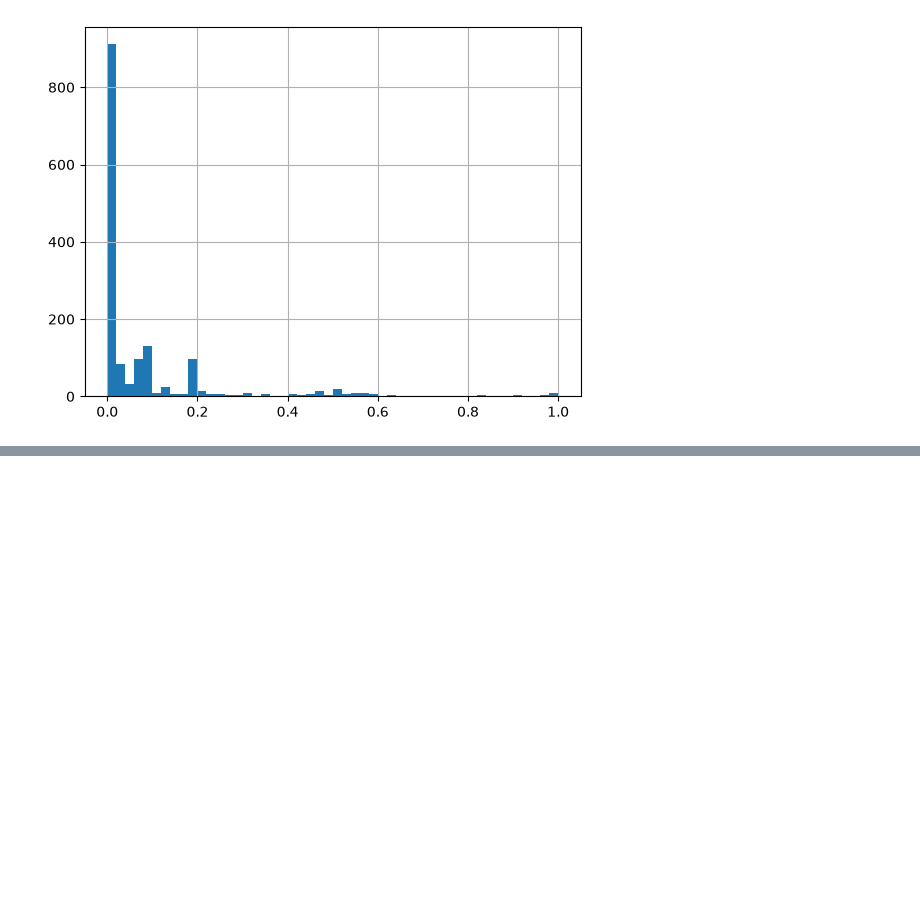
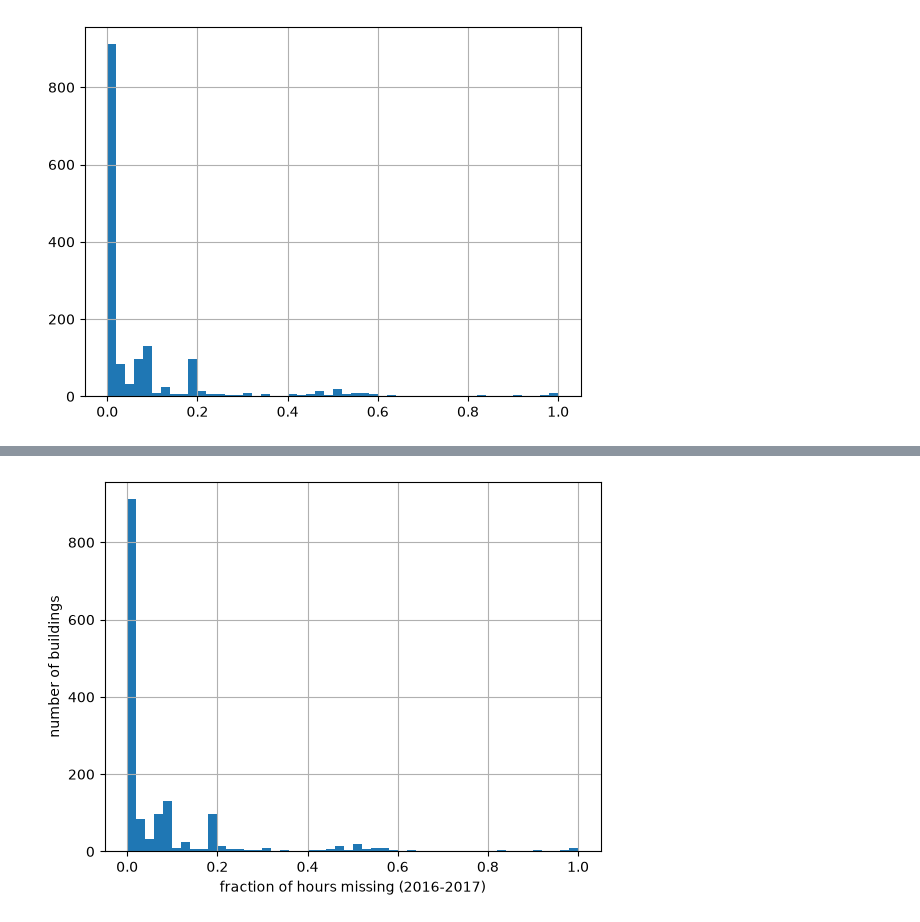
Before and after one commit to sevilkhojasteh/building-energy-trust, a Jupyter notebook: notebooks/01_explore.ipynb, the cells around one changed output, grey strips where cells are left out. Cells and saved outputs as stored; diff of their text form; code cells hidden in the pictures; blank space fills up the shorter version.

Commit message:
Explore BDG2 missing data and fix building filter

```diff
--- a/notebooks/01_explore.ipynb
+++ b/notebooks/01_explore.ipynb
@@ -268,5 +274,6 @@ missing.hist(bins=50)
 <Axes: >
 [figure]
 # %%
-df_elec["<one Panther building>"].first_valid_index()
+panther_cols = [c for c in df_elec.columns if c.startswith("Panther_")]
+len(panther_cols), panther_cols[:5]
 # %% [output]
@@ -273,0 +290,3 @@ KeyError: '<one Panther building>'
+# %%
+starts = df_elec[panther_cols].apply(lambda col: col.first_valid_index())
+starts.value_counts()
@@ -273,0 +311,18 @@ KeyError: '<one Panther building>'
+# %%
+import matplotlib.pyplot as plt
+
+# 1. When does each site's data start and end?
+for site in ["Panther", "Swan", "Shrew"]:
+    cols = [c for c in df_elec.columns if c.startswith(site + "_")]
+    starts = df_elec[cols].apply(lambda col: col.first_valid_index())
+    ends = df_elec[cols].apply(lambda col: col.last_valid_index())
+    print(site, len(cols), "buildings")
+    print("start:\n", starts.value_counts().head())
+    print("end:\n", ends.value_counts().head(), "\n")
+
+# 2. Shape of missing data over all buildings
+missing.hist(bins=50)
+plt.xlabel("fraction of hours missing (2016-2017)")
+plt.ylabel("number of buildings")
+plt.show()
+# %% [output]
@@ -273,0 +346 @@ KeyError: '<one Panther building>'
+[figure, added]
```
Also changed, not shown: parts of 10 cells of this notebook, 1 other file.
